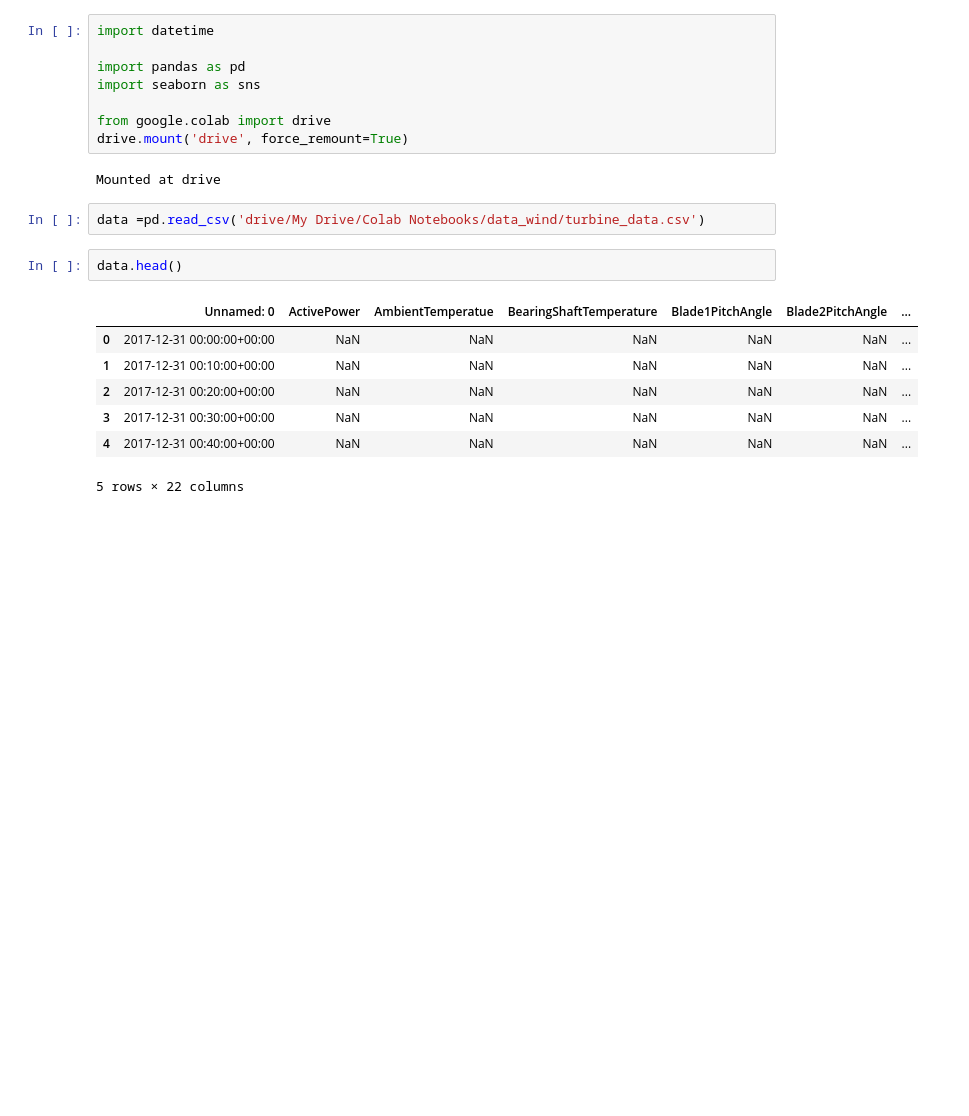
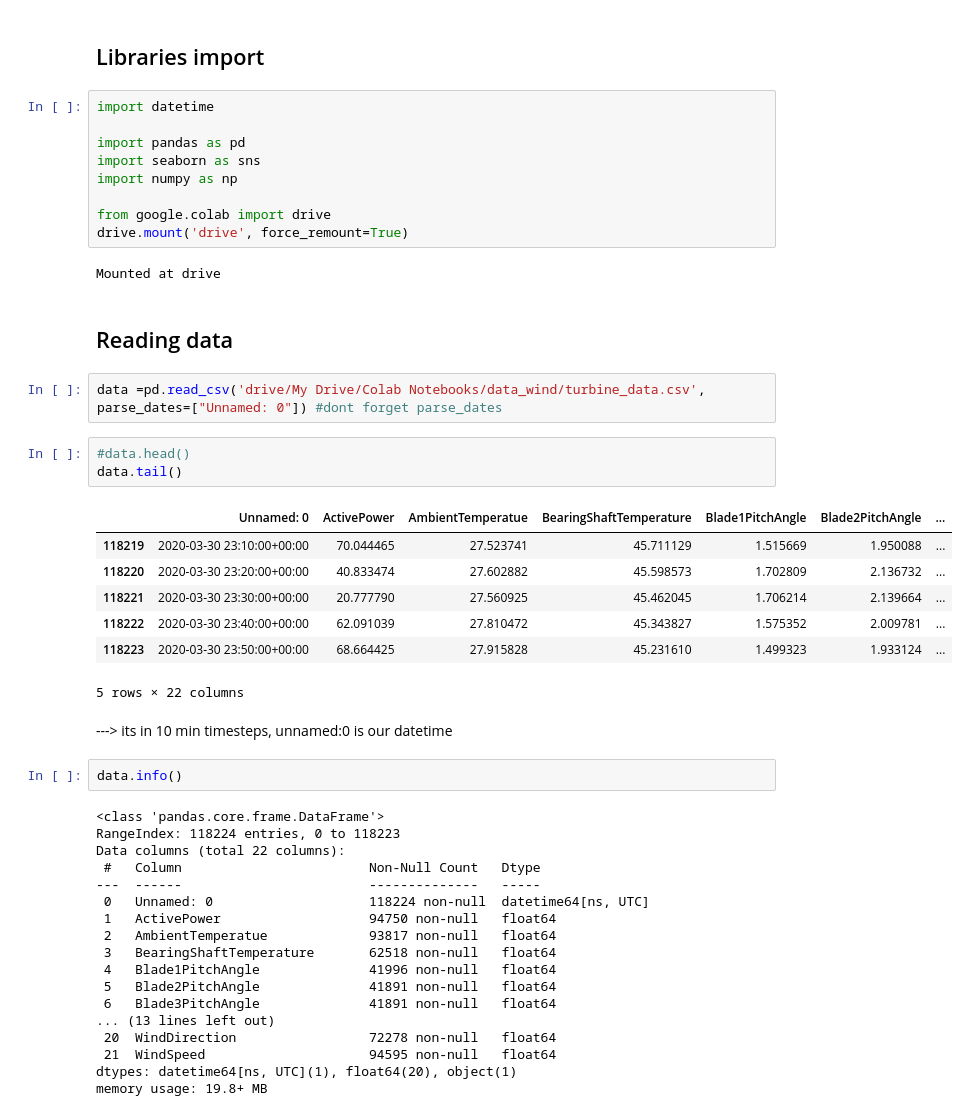
Before and after one commit to TonyGlimm/DS_Forecasting_Project, a Jupyter notebook: Wind_Power_Forecasting.ipynb, the cells around one changed output. Saved outputs shown, nothing was run; the diff lists cells and outputs as text; blank space fills up the shorter version.

```diff
--- a/Wind_Power_Forecasting.ipynb
+++ b/Wind_Power_Forecasting.ipynb
@@ -1,22 +1,50 @@
+# %% [markdown]
+## Libraries import
 # %%
 import datetime
 
 import pandas as pd
 import seaborn as sns
+import numpy as np
 
 from google.colab import drive
 drive.mount('drive', force_remount=True)
 # %% [output]
 Mounted at drive
+# %% [markdown]
+## Reading data
 # %%
-data =pd.read_csv('drive/My Drive/Colab Notebooks/data_wind/turbine_data.csv')
+data =pd.read_csv('drive/My Drive/Colab Notebooks/data_wind/turbine_data.csv', parse_dates=["Unnamed: 0"]) #dont forget parse_dates
+# %%
+#data.head()
+data.tail()
+# %% [output]
+|  | Unnamed: 0 | ActivePower | AmbientTemperatue | BearingShaftTemperature | Blade1PitchAngle | Blade2PitchAngle | ... |
+| 118219 | 2020-03-30 23:10:00+00:00 | 70.044465 | 27.523741 | 45.711129 | 1.515669 | 1.950088 | ... |
+| 118220 | 2020-03-30 23:20:00+00:00 | 40.833474 | 27.602882 | 45.598573 | 1.702809 | 2.136732 | ... |
+| 118221 | 2020-03-30 23:30:00+00:00 | 20.777790 | 27.560925 | 45.462045 | 1.706214 | 2.139664 | ... |
+| 118222 | 2020-03-30 23:40:00+00:00 | 62.091039 | 27.810472 | 45.343827 | 1.575352 | 2.009781 | ... |
+| 118223 | 2020-03-30 23:50:00+00:00 | 68.664425 | 27.915828 | 45.231610 | 1.499323 | 1.933124 | ... |
+5 rows × 22 columns
+# %% [markdown]
+---> its in 10 min timesteps, unnamed:0 is our datetime
 # %%
-data.head()
+data.info()
 # %% [output]
-|  | Unnamed: 0 | ActivePower | AmbientTemperatue | BearingShaftTemperature | Blade1PitchAngle | Blade2PitchAngle | ... |
-| 0 | 2017-12-31 00:00:00+00:00 | NaN | NaN | NaN | NaN | NaN | ... |
-| 1 | 2017-12-31 00:10:00+00:00 | NaN | NaN | NaN | NaN | NaN | ... |
-| 2 | 2017-12-31 00:20:00+00:00 | NaN | NaN | NaN | NaN | NaN | ... |
-| 3 | 2017-12-31 00:30:00+00:00 | NaN | NaN | NaN | NaN | NaN | ... |
-| 4 | 2017-12-31 00:40:00+00:00 | NaN | NaN | NaN | NaN | NaN | ... |
-5 rows × 22 columns
+<class 'pandas.core.frame.DataFrame'>
+RangeIndex: 118224 entries, 0 to 118223
+Data columns (total 22 columns):
+ #   Column                        Non-Null Count   Dtype
+---  ------                        --------------   -----
+ 0   Unnamed: 0                    118224 non-null  datetime64[ns, UTC]
+ 1   ActivePower                   94750 non-null   float64
+ 2   AmbientTemperatue             93817 non-null   float64
+ 3   BearingShaftTemperature       62518 non-null   float64
+ 4   Blade1PitchAngle              41996 non-null   float64
+ 5   Blade2PitchAngle              41891 non-null   float64
+ 6   Blade3PitchAngle              41891 non-null   float64
+... (13 lines left out)
+ 20  WindDirection                 72278 non-null   float64
+ 21  WindSpeed                     94595 non-null   float64
+dtypes: datetime64[ns, UTC](1), float64(20), object(1)
+memory usage: 19.8+ MB
```
Also changed, not shown: parts of 17 cells of this notebook.
